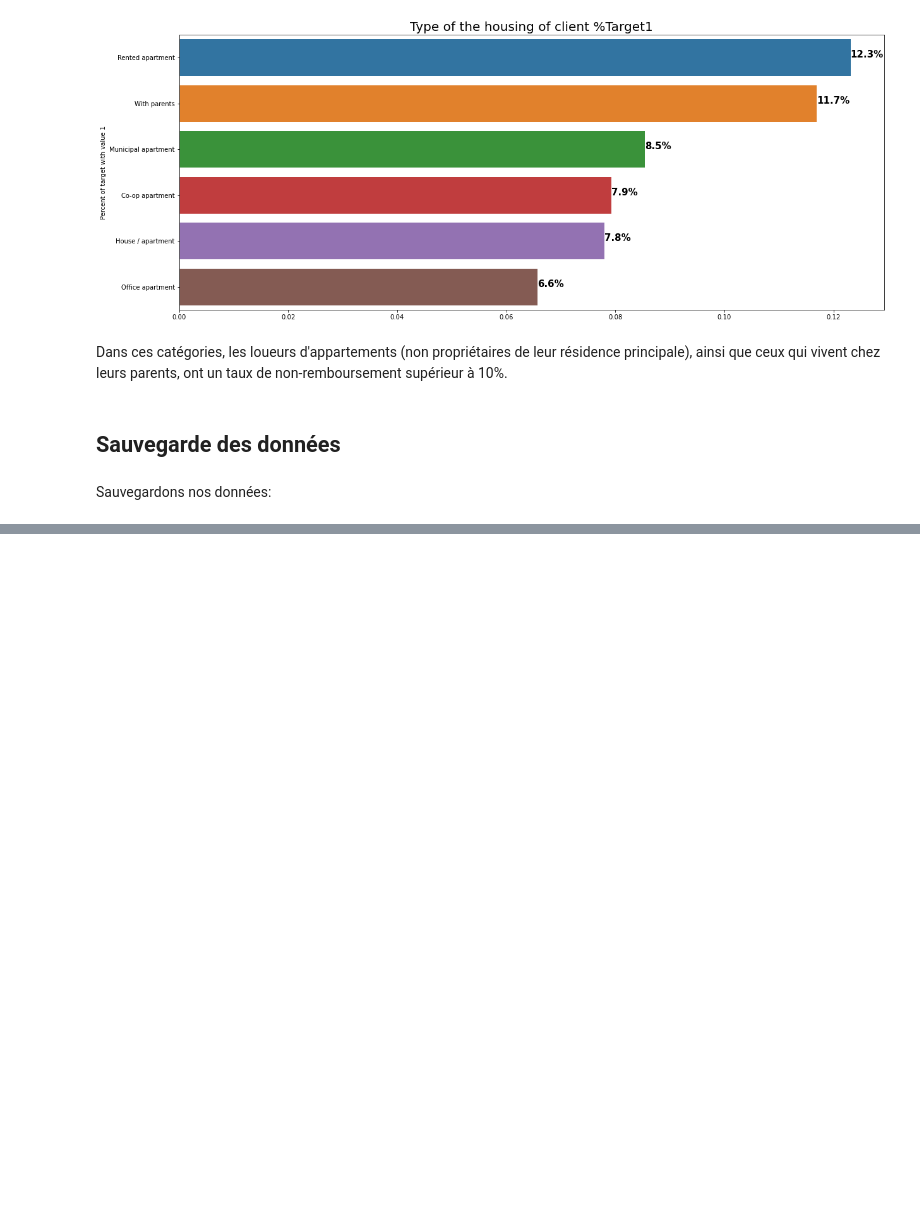
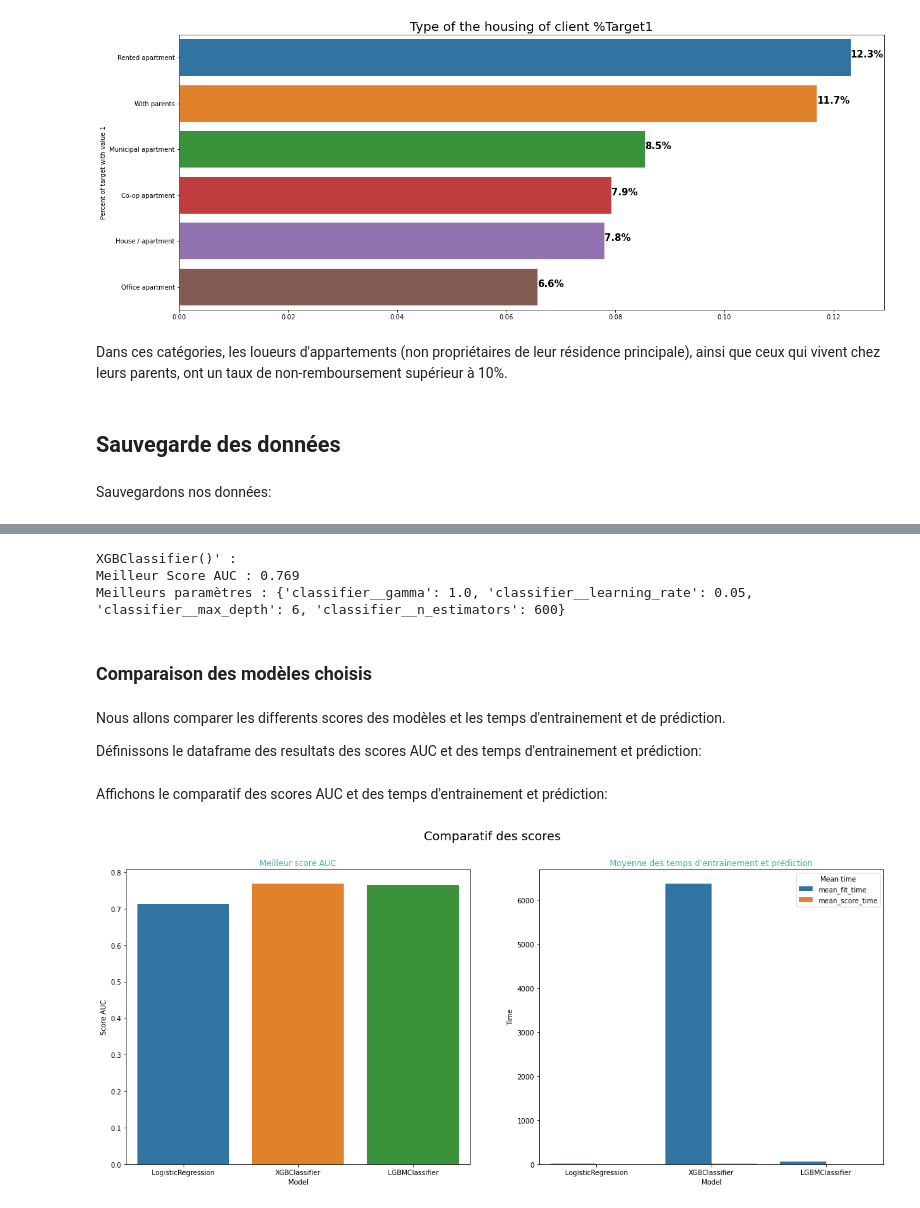
Before and after one commit to olivierkayyong/OpenClassrooms_projet_7-, a Jupyter notebook: dossier_code/P7_Processing&Modelling.ipynb, the cells around one changed output, grey strips where cells are left out. Saved outputs shown, nothing was run; the diff lists cells and outputs as text; code cells hidden in the pictures; blank space fills up the shorter version.

```diff
--- a/dossier_code/P7_Processing&Modelling.ipynb
+++ b/dossier_code/P7_Processing&Modelling.ipynb
@@ -808,0 +1044,2 @@ data_test_nan.to_csv('test.csv',index = False)
+# %%
+X_train, X_test, y_train, y_test = train_test_split(X, y, test_size=0.3, random_state=42)
@@ -808,0 +1121,16 @@ data_test_nan.to_csv('test.csv',index = False)
+# %%
+parameters = {'classifier__learning_rate' : [0.1, 0.01, 0.05],
+             'classifier__gamma': [0, 0.25, 1.0],
+             'classifier__max_depth': [6, 15, 20],
+             'classifier__n_estimators': [ 100, 200, 600],
+             }
+
+stratified_kfold = StratifiedKFold(n_splits=3,
+                                       shuffle=True,
+                                       random_state=11)
+
+xgb_grid_cv= GridSearchCV(estimator=define_pipeline(XGBClassifier()),
+                           param_grid=parameters,
+                           scoring='roc_auc',
+                           cv=stratified_kfold,
+                           n_jobs=-1)
@@ -808,0 +1139,39 @@ data_test_nan.to_csv('test.csv',index = False)
+# %%
+xgb_model = xgb_grid_cv.fit(X_train, y_train)
+xgb_results = model_scores(xgb_model)
+xgb_best_auc = xgb_model.best_score_
+xgb_best_params = xgb_model.best_params_
+print("XGBClassifier()' :\nMeilleur Score AUC : {}\nMeilleurs paramètres : {}\n"\
+      .format(round(xgb_best_auc,3),xgb_best_params))
+# %% [output]
+XGBClassifier()' :
+Meilleur Score AUC : 0.769
+Meilleurs paramètres : {'classifier__gamma': 1.0, 'classifier__learning_rate': 0.05, 'classifier__max_depth': 6, 'classifier__n_estimators': 600}
+# %% [markdown]
+### Comparaison des modèles choisis
+# %% [markdown]
+Nous allons comparer les differents scores des modèles et les temps d'entrainement et de prédiction.
+
+Définissons le dataframe des resultats des scores AUC et des temps d'entrainement et prédiction:
+# %%
+df_results = pd.DataFrame({"Time":[lr_results['mean_fit_time'].mean(),lr_results['mean_score_time'].mean(),
+                       xgb_results['mean_fit_time'].mean(),xgb_results['mean_score_time'].mean(),
+                                   lgb_results['mean_fit_time'].mean(),lgb_results['mean_score_time'].mean()],
+                       "Mean time": ['mean_fit_time', 'mean_score_time','mean_fit_time', 'mean_score_time',
+                                'mean_fit_time', 'mean_score_time'],
+                      "Score AUC": [lr_best_auc, lr_best_auc, xgb_best_auc, xgb_best_auc,
+                                lgb_best_auc, lgb_best_auc],
+                      "Model": ['LogisticRegression','LogisticRegression','XGBClassifier',
+                         'XGBClassifier' ,'LGBMClassifier','LGBMClassifier']})
+# %% [markdown]
+Affichons le comparatif des scores AUC et des temps d'entrainement et prédiction:
+# %%
+fig, axes = plt.subplots(nrows=1, ncols=2, sharex=False, sharey=False, figsize=(20,8))
+
+ax=sns.barplot(x="Model",y="Score AUC",data=df_results, ax=axes[0])
+axes[0].set_title("Meilleur score AUC", color='#2cb7b0' )
+ax=sns.barplot(x="Model",y="Time",hue="Mean time",data=df_results, ax=axes[1])
+title=axes[1].set_title("Moyenne des temps d'entrainement et prédiction", color='#2cb7b0')
+suptitle=fig.suptitle('Comparatif des scores',fontsize=18)
+# %% [output]
+[figure, added]
```
Also changed, not shown: parts of 64 cells of this notebook.
